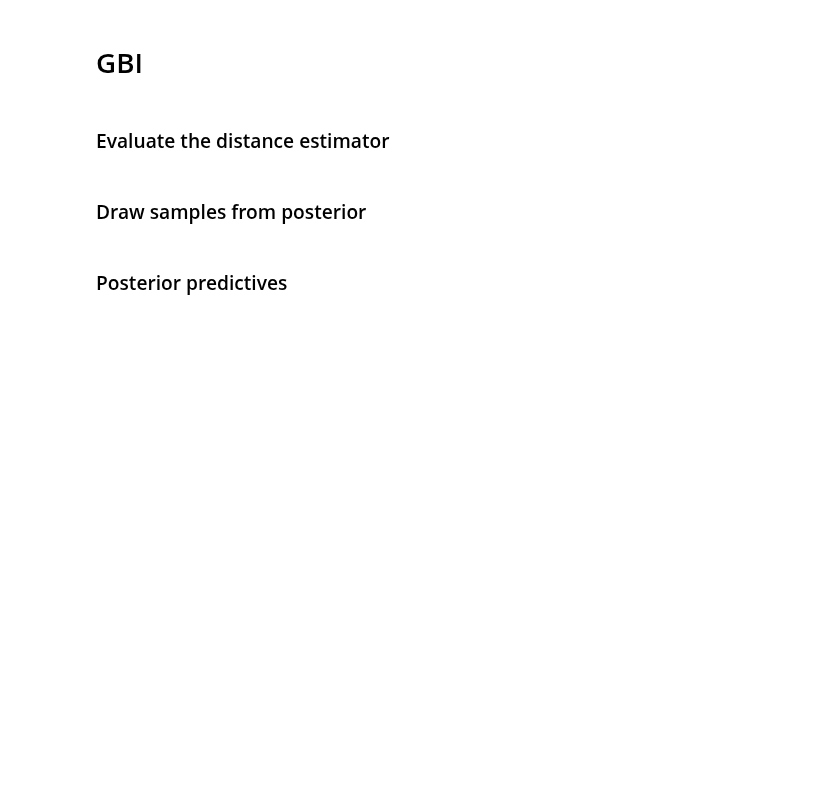
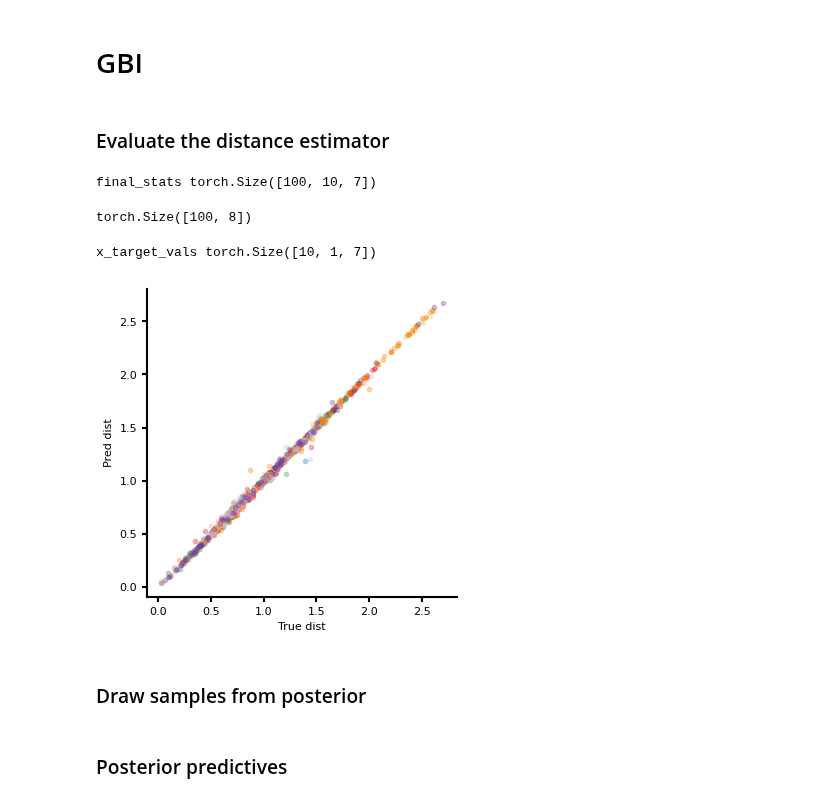
Before and after one commit to mackelab/neuralgbi, a Jupyter notebook: gbi/hh/build_figure.ipynb, the cells around one changed output. Drawn from its saved outputs; the diff is of its cells as text; code cells hidden in the pictures; blank space fills up the shorter version.

```diff
--- a/gbi/hh/build_figure.ipynb
+++ b/gbi/hh/build_figure.ipynb
@@ -103,0 +68,2 @@ for cell_num in range(n_cells):
+# %%
+obs_stats_ls = utils.load_all_allen()
@@ -120,55 +114,70 @@ for i in range(7):
 # %% [markdown]
 ### Evaluate the distance estimator
 # %%
-# Generate, for 10 simulations for 100 thetas
+# Generate 10 simulations for 100 thetas
 theta_vals = prior.sample((100,))
 seeds = torch.randint(0, 100000, (100, 10))
 final_stats = []
 for theta_ind, theta_val in enumerate(theta_vals):
     all_summstats = []
     for iter_ in range(10):  # 10 sims per theta
-        x_val = sim.gen_single(theta, seed=seeds[theta_ind, iter_])
-        summstats = stats([x_val])
+        x_val = sim.gen_single(theta_val, seed=seeds[theta_ind, iter_])
+        summstats = stats.calc([x_val])
         all_summstats.append(summstats)
     final_stats.append(all_summstats)
 
 final_stats = np.asarray(final_stats)
+final_stats = torch.as_tensor(final_stats, dtype=torch.float32)
+final_stats = final_stats.squeeze()
+print("final_stats", final_stats.shape)
+# %% [output]
+final_stats torch.Size([100, 10, 7])
+# %%
+theta_vals.shape
+# %% [output]
+torch.Size([100, 8])
 # %%
 # Generate 10 synthetic observations
-theta_vals = prior.sample((10,))
+theta_vals_target = prior.sample((10,))
 seeds = torch.randint(0, 100000, (10,))
 x_target_vals = []
-for theta_ind, theta_val in enumerate(theta_vals):
-    x_val = sim.gen_single(theta, seed=seeds[theta_ind])
-    summstats = stats([x_val])
+for theta_ind, theta_val in enumerate(theta_vals_target):
+    x_val = sim.gen_single(theta_val, seed=seeds[theta_ind])
+    summstats = stats.calc([x_val])
     x_target_vals.append(summstats)
 
 x_target_vals = np.asarray(x_target_vals)
+x_target_vals = torch.as_tensor(x_target_vals, dtype=torch.float32)
+print("x_target_vals", x_target_vals.shape)
+# %% [output]
+x_target_vals torch.Size([10, 1, 7])
 # %%
-pred_dists = [distance_net.forward(theta_vals, x_target_val).detach().numpy() for x_target_val in x_target_vals]
-true_dists = [inference_gbi.distance_func(final_stats, x_target_val).numpy() for x_target_val in x_target_vals]
+pred_dists = np.asarray([inference_gbi.predict_distance(theta_vals, x_target_val).detach().numpy() for x_target_val in x_target_vals])
+true_dists = np.asarray([inference_gbi.distance_func(final_stats, x_target_val).numpy() for x_target_val in x_target_vals])
 # %%
 cols = [
     "#a6cee3",
     "#1f78b4",
     "#b2df8a",
     "#33a02c",
     "#fb9a99",
     "#e31a1c",
     "#fdbf6f",
     "#ff7f00",
     "#cab2d6",
     "#6a3d9a",
 ]
-with mpl.rc_context(fname="../../../.matplotlibrc"):
-    fig, ax = plt.subplots(1, 8, figsize=(6, 4))
+with mpl.rc_context(fname="../../.matplotlibrc"):
+    fig, ax = plt.subplots(1, 1, figsize=(4, 4))
     for i in range(10):
         t = true_dists[i]
         p = pred_dists[i]
         _ = ax.scatter(t, p, c=cols[i], alpha=.3)
         _ = ax.set_xlabel("True dist")
         _ = ax.set_ylabel("Pred dist")
     plt.savefig("svg/panel_aa.svg")
+# %% [output]
+[figure, added]
 # %% [markdown]
 ### Draw samples from posterior
 # %%
```
Also changed, not shown: parts of 26 cells of this notebook, 4 other files.
